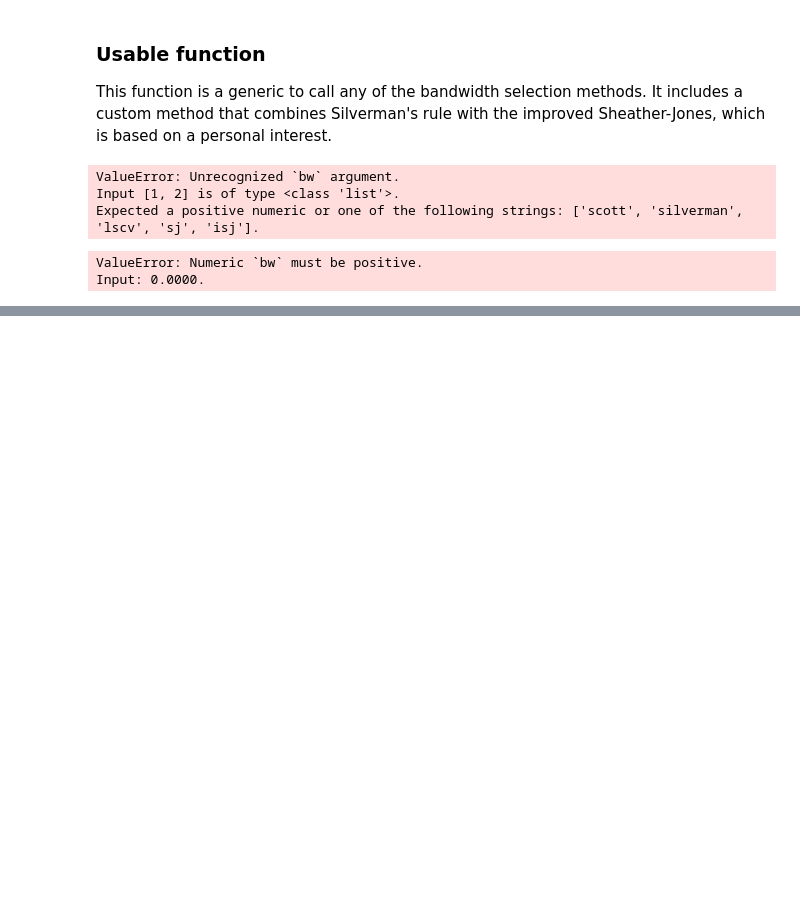
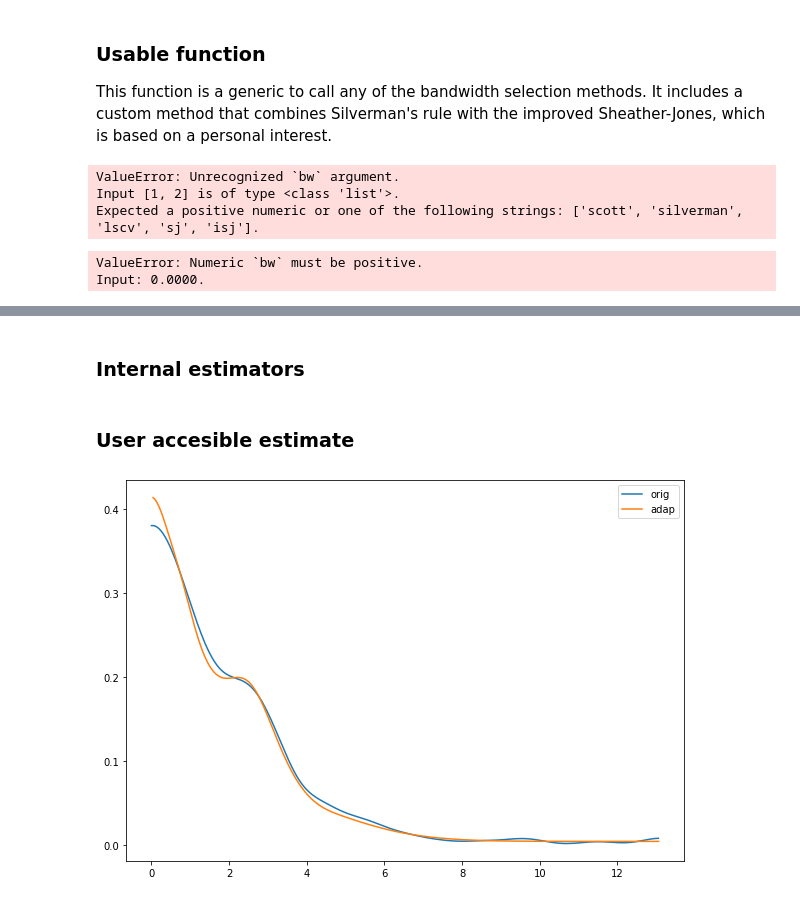
Before and after one commit to tomicapretto/density_estimation, a Jupyter notebook: notebooks/99_functions.ipynb, the cells around one changed output, grey strips where cells are left out. Saved outputs shown, nothing was run; the diff lists cells and outputs as text; code cells hidden in the pictures; blank space fills up the shorter version.

Commit message:
Almost completed `99_functions`
* Still need to add adaptive kde via mixture

```diff
--- a/notebooks/99_functions.ipynb
+++ b/notebooks/99_functions.ipynb
@@ -379,0 +384,29 @@ get_bw(x, "Scott")
+# %%
+from warnings import warn
+
+def _check_type(x):
+
+    if not isinstance(x, (list, np.ndarray)):
+        error_str = f"`x` is of the wrong type.\n"
+        error_str += f"Can't produce a density estimator for {type(x)}.\n"
+        error_str += f"Please input a numeric list or numpy array."
+        raise ValueError(error_str)
+
+    # Will raise an error if `x` is not numeric
+    x = np.asfarray(x)
+
+    if x.ndim != 1:
+        error_str = f"Unsupported dimension number.\n"
+        error_str += f"Density estimator only works with 1-dimensional data, "
+        error_str += f"not {x.ndim}."
+        raise ValueError(error_str)
+
+    return x
+
+def _len_warning(x):
+    if x < 50:
+        warn_str = f"The estimation may be unstable for such a few data points.\n"
+        warn_str += f"Try a histogram instead."
+        warn(warn_str, Warning)
+# %% [markdown]
+### Internal estimators
@@ -379,0 +493,2 @@ get_bw(x, "Scott")
+# %% [markdown]
+### User accesible estimate
@@ -379,0 +550,15 @@ get_bw(x, "Scott")
+# %%
+import matplotlib.pyplot as plt
+plt.rcParams['figure.figsize'] = [10, 7]
+# %%
+rvs = np.random.chisquare(2, size=200)
+# rvs = np.random.normal(size=500)
+
+x, y = estimate_density(rvs, bound_correction=True)
+plt.plot(x, y, label="orig")
+
+x, y = estimate_density(rvs, adaptive=True, bound_correction=True)
+plt.plot(x, y, label="adap")
+plt.legend();
+# %% [output]
+[figure, added]
```
Also changed, not shown: parts of 9 cells of this notebook, 1 other file.
